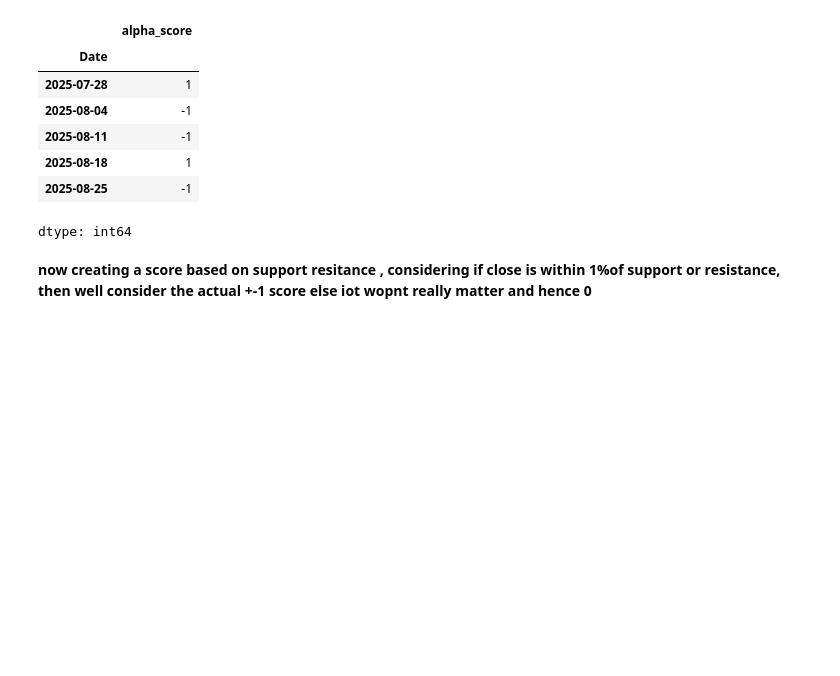
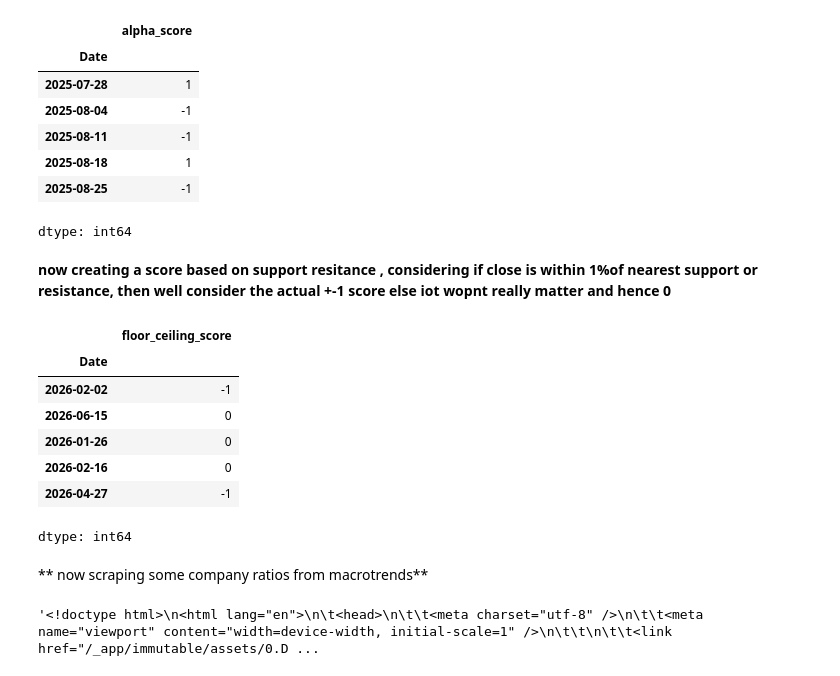
Before and after one commit to harjasjolly-create/algorithmic-stock-rating-program, a Jupyter notebook: hypothesis_verifier.ipynb, the cells around one changed output. Saved outputs shown, nothing was run; the diff lists cells and outputs as text; code cells hidden in the pictures; blank space fills up the shorter version.

Commit message:
added support/resistance score with a buffer zone of 1% , scraped company fundamental ratios, now creating the score logic for them

```diff
--- a/hypothesis_verifier.ipynb
+++ b/hypothesis_verifier.ipynb
@@ -311,4 +311,4 @@ stock_data['alpha_score'].head()
 | 2025-08-25 | -1 |
 dtype: int64
 # %% [markdown]
-**now creating a score based on support resitance , considering if close is within 1%of support or resistance, then well consider the actual +-1 score else iot wopnt really matter and hence 0**
+**now creating a score based on support resitance , considering if close is within 1%of nearest support or resistance, then well consider the actual +-1 score else iot wopnt really matter and hence 0**
@@ -317,0 +315,49 @@ dtype: int64
+# %%
+#true_support
+#true_resistance
+#finding closest resistance and support
+def find_nearest_support(value):
+  min_dist=(abs(true_support[0]-value))
+  nearest_support=true_support[0]
+  for i in true_support:
+    if abs(i-value)<=min_dist:
+      min_dist=abs(i-value)
+      nearest_support=i
+  return nearest_support
+def find_nearest_resistance(value):
+  min_dist=(abs(true_resistance[0]-value))
+  nearest_resistance=true_resistance[0]
+  for i in true_resistance:
+    if abs(i-value)<=min_dist:
+      min_dist=abs(i-value)
+      nearest_resistance=i
+  return nearest_resistance
+stock_data["nearest resistance"]=0
+stock_data["nearest support"]=0
+stock_data["nearest resistance"]=stock_data[('Close', 'AAPL')].apply(find_nearest_resistance)
+stock_data["nearest support"]=stock_data[('Close', 'AAPL')].apply(find_nearest_support)
+# %%
+#now if stock is in 1% zone of nearest support that would mean upside potential so floor_ceiling_score=+1 and -1 for similar with nearest resistance else 0
+conditions=[(abs(stock_data[('Close', 'AAPL')]-stock_data['nearest support'])/stock_data['nearest support']<=0.01),(abs(stock_data[('Close', 'AAPL')]-stock_data['nearest resistance'])/stock_data['nearest resistance']<=0.01)]
+choices=[+1,-1]
+stock_data['floor_ceiling_score']=np.select(conditions,choices,default=0)
+stock_data['floor_ceiling_score'].sample(5)
+# %% [output]
+|  | floor_ceiling_score |
+| Date |  |
+| 2026-02-02 | -1 |
+| 2026-06-15 | 0 |
+| 2026-01-26 | 0 |
+| 2026-02-16 | 0 |
+| 2026-04-27 | -1 |
+dtype: int64
+# %% [markdown]
+** now scraping some company ratios from macrotrends**
+# %%
+import requests
+from bs4 import BeautifulSoup
+headers={'User-Agent': 'Mozilla/5.0 (Windows NT 10.0; Win64; x64) AppleWebKit/537.36 (KHTML, like Gecko) Chrome/91.0.4472.124 Safari/537.36'}
+web=requests.get('https://stockanalysis.com/stocks/aapl/financials/ratios/$0',headers=headers).text
+web
+# %% [output]
+'<!doctype html>\n<html lang="en">\n\t<head>\n\t\t<meta charset="utf-8" />\n\t\t<meta name="viewport" content="width=device-width, initial-scale=1" />\n\t\t\n\t\t<link href="/_app/immutable/assets/0.D ...
```
Also changed, not shown: parts of 4 cells of this notebook.
